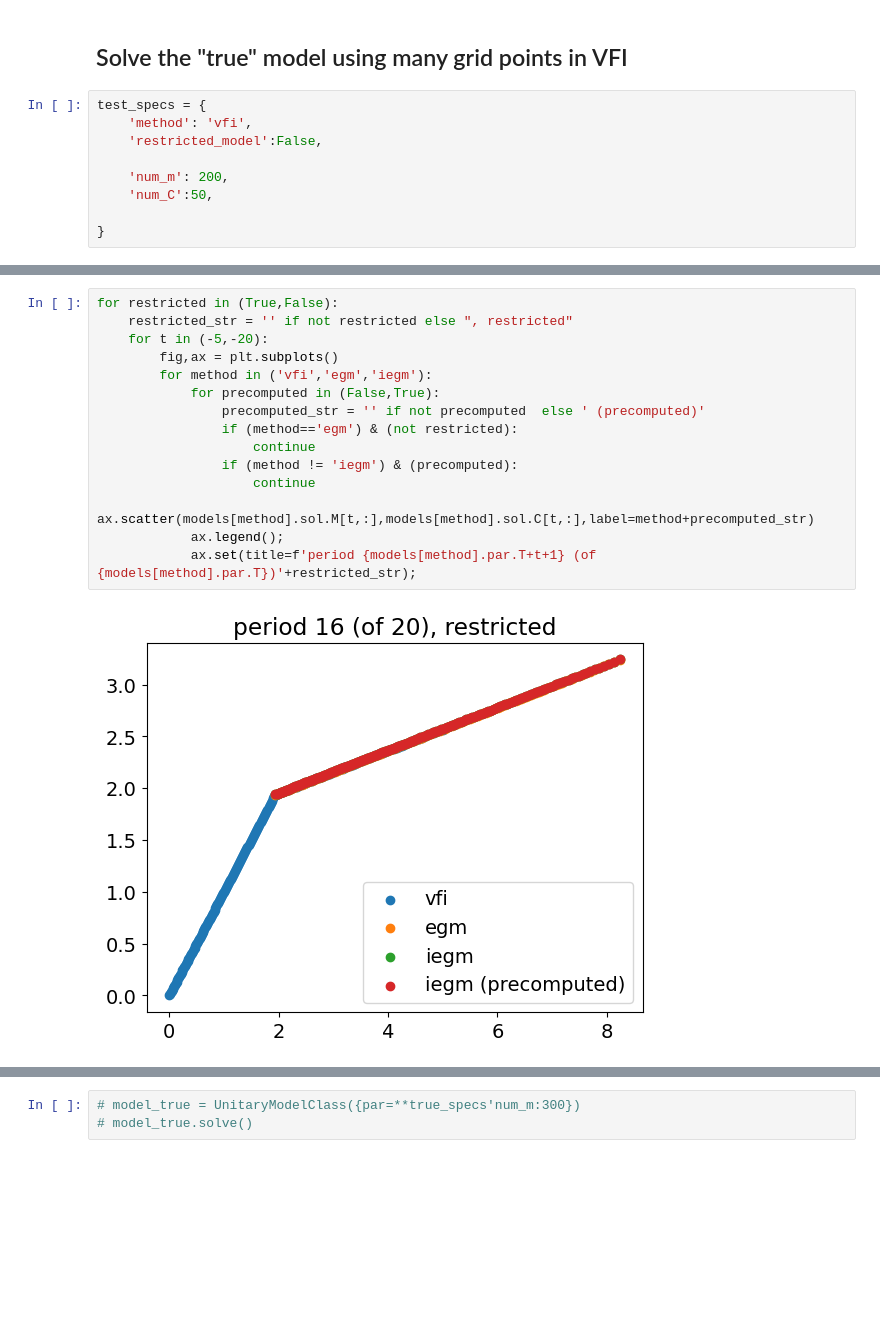
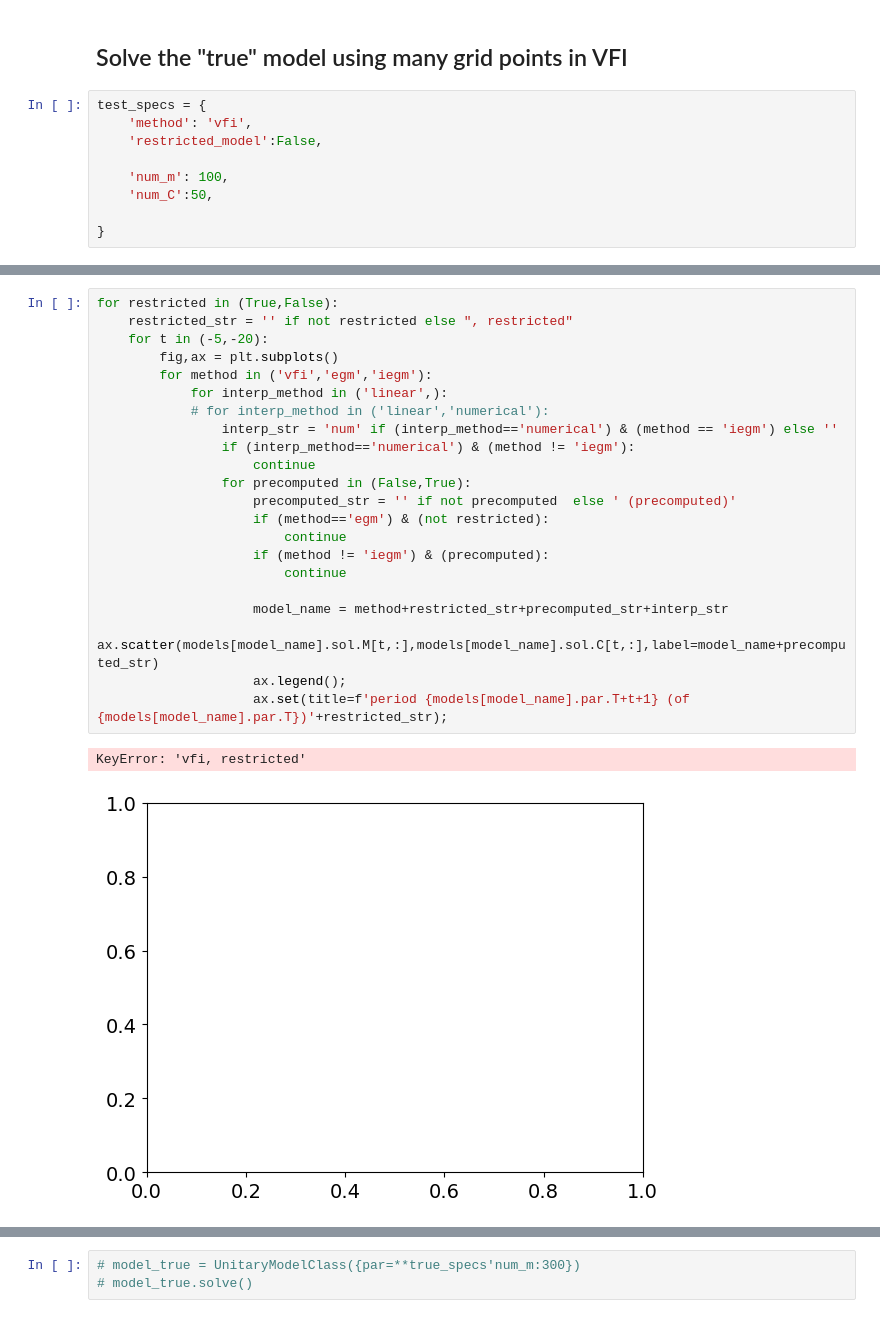
Before and after one commit to ThomasHJorgensen/FastBargaining, a Jupyter notebook: 01. UnitaryHousehold.ipynb, the cells around one changed output, grey strips where cells are left out. Drawn from its saved outputs; the diff is of its cells as text; blank space fills up the shorter version.

```diff
--- a/01. UnitaryHousehold.ipynb
+++ b/01. UnitaryHousehold.ipynb
@@ -75,7 +75,7 @@ test_specs = {
     'method': 'vfi',
     'restricted_model':False,
 
-    'num_m': 200,
+    'num_m': 100,
     'num_C':50,
 
 }
@@ -119,17 +129,25 @@ Wall time: 307 ms
 # %%
 for restricted in (True,False):
     restricted_str = '' if not restricted else ", restricted"
     for t in (-5,-20):
         fig,ax = plt.subplots()
         for method in ('vfi','egm','iegm'):
-            for precomputed in (False,True):
-                precomputed_str = '' if not precomputed  else ' (precomputed)'
-                if (method=='egm') & (not restricted):
+            for interp_method in ('linear',):
+            # for interp_method in ('linear','numerical'):
+                interp_str = 'num' if (interp_method=='numerical') & (method == 'iegm') else ''
+                if (interp_method=='numerical') & (method != 'iegm'):
                     continue
-                if (method != 'iegm') & (precomputed):
-                    continue
-                ax.scatter(models[method].sol.M[t,:],models[method].sol.C[t,:],label=method+precomputed_str)
-            ax.legend();
-            ax.set(title=f'period {models[method].par.T+t+1} (of {models[method].par.T})'+restricted_str);
+                for precomputed in (False,True):
+                    precomputed_str = '' if not precomputed  else ' (precomputed)'
+                    if (method=='egm') & (not restricted):
+                        continue
+                    if (method != 'iegm') & (precomputed):
+                        continue
+
+                    model_name = method+restricted_str+precomputed_str+interp_str
+                    ax.scatter(models[model_name].sol.M[t,:],models[model_name].sol.C[t,:],label=model_name+precomputed_str)
+                    ax.legend();
+                    ax.set(title=f'period {models[model_name].par.T+t+1} (of {models[model_name].par.T})'+restricted_str);
 # %% [output]
+KeyError: 'vfi, restricted'
-[figure, old version]
+[figure, new version]
```
Also changed, not shown: parts of 5 cells of this notebook, 1 other file.
